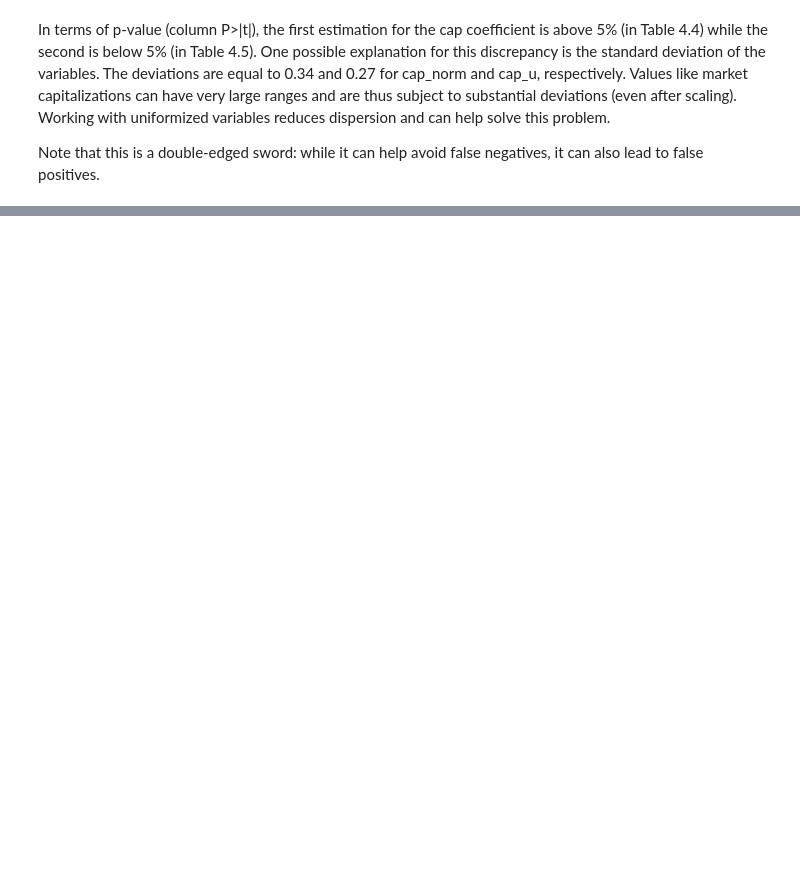
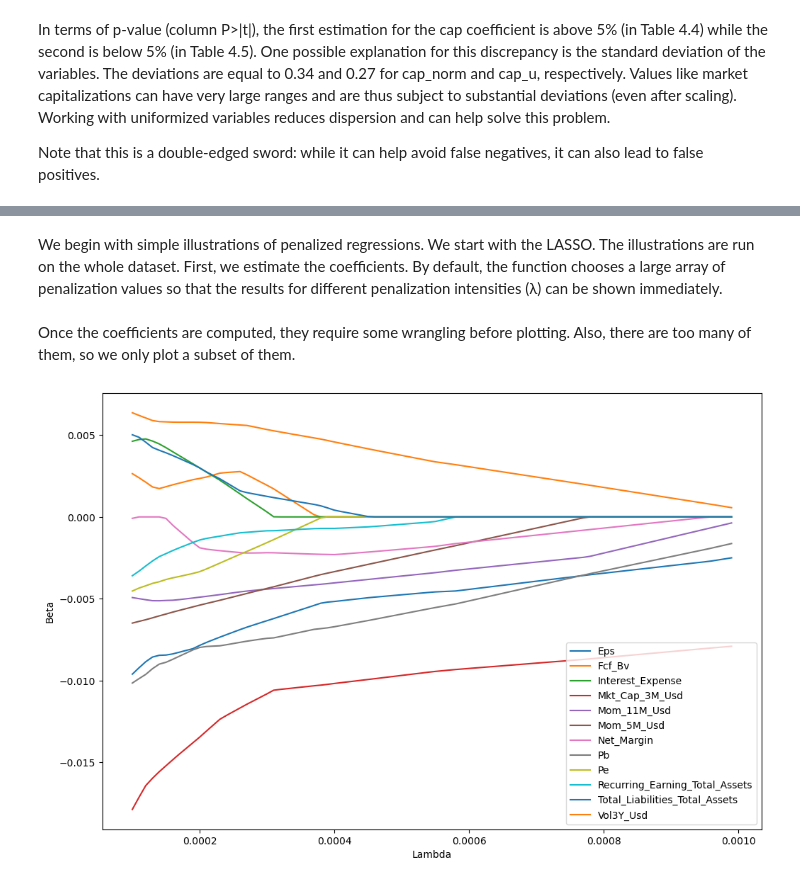
Before and after one commit to AviSharma781/FactorInvesting, a Jupyter notebook: FirstFactor_Investing.ipynb, the cells around one changed output, grey strips where cells are left out. Cells and saved outputs as stored; diff of their text form; code cells hidden in the pictures; blank space fills up the shorter version.

```diff
--- a/FirstFactor_Investing.ipynb
+++ b/FirstFactor_Investing.ipynb
@@ -832,0 +859,10 @@ os.getcwd()
+# %% [markdown]
+We begin with simple illustrations of penalized regressions. We start with the LASSO. The illustrations are run on the whole dataset. First, we estimate the coefficients. By default, the function chooses a large array of penalization values so that the results for different penalization intensities (λ) can be shown immediately.
+# %%
+from sklearn.linear_model import Lasso, Ridge, ElasticNet
+y_penalized = data_ml['R1M_Usd'].values # Dependent variable
+X_penalized = data_ml[features].values # Predictors
+alphas = np.arange(1e-4,1.0e-3,1e-5) # here alpha is used for lambda in scikit-learn
+lasso_res = {} # declaring the dict that will receive the model's result
+# %% [markdown]
+Once the coefficients are computed, they require some wrangling before plotting. Also, there are too many of them, so we only plot a subset of them.
@@ -832,0 +871,12 @@ os.getcwd()
+# %%
+for alpha in alphas: # looping through the different alphas/lambdas values
+        lasso = Lasso(alpha=alpha) # model
+        lasso.fit(X_penalized,y_penalized)
+        lasso_res[alpha] = lasso.coef_ # extract LASSO coefs
+
+df_lasso_res = pd.DataFrame.from_dict(lasso_res).T # transpose the dataframe for plotting
+df_lasso_res.columns = features # adding the names of the factors
+predictors = (df_lasso_res.abs().sum(axis = 0) > 0.05) # selecting the most relevant
+df_lasso_res.loc[:,predictors].plot(xlabel='Lambda',ylabel='Beta',figsize=(12,8)); # Plot!
+# %% [output]
+[figure, added]
```
Also changed, not shown: parts of 21 cells of this notebook.
